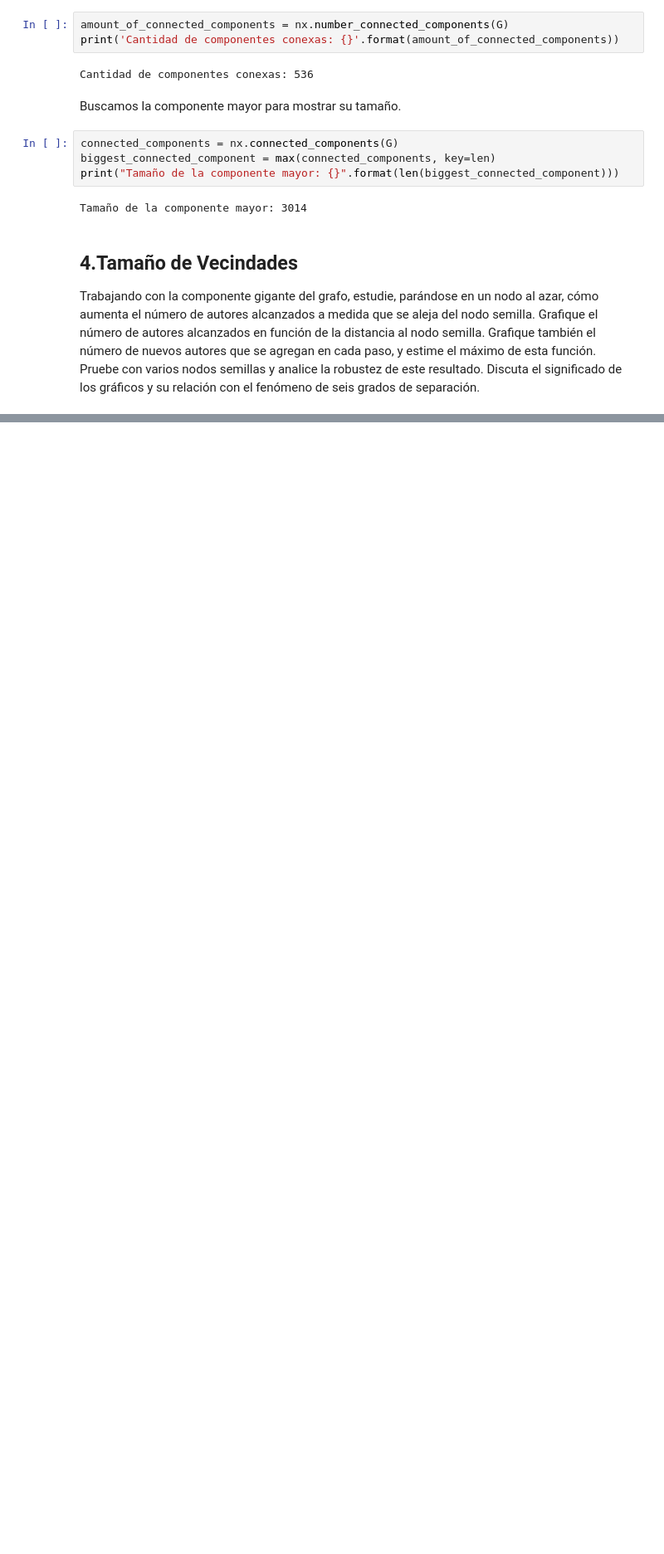
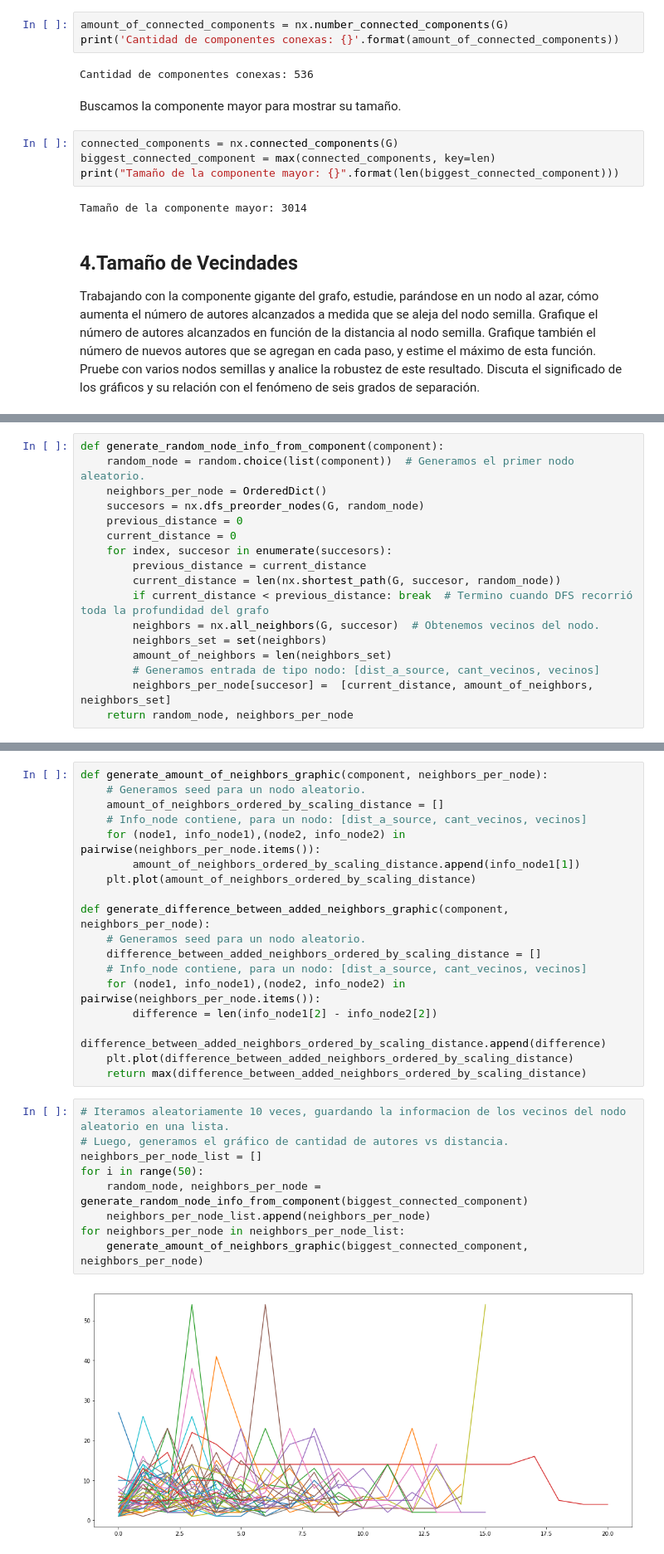
Before and after one commit to dgaus/cienciadatos, a Jupyter notebook: tp4/Ciencia de Datos - TP4.ipynb, the cells around one changed output, grey strips where cells are left out. Shown: that part at 83% size. Saved outputs shown, nothing was run; the diff lists cells and outputs as text; blank space fills up the shorter version.

```diff
--- a/tp4/Ciencia de Datos - TP4.ipynb
+++ b/tp4/Ciencia de Datos - TP4.ipynb
@@ -97,0 +113,17 @@ de seis grados de separación.
+# %%
+def generate_random_node_info_from_component(component):
+    random_node = random.choice(list(component))  # Generamos el primer nodo aleatorio.
+    neighbors_per_node = OrderedDict()
+    succesors = nx.dfs_preorder_nodes(G, random_node)
+    previous_distance = 0
+    current_distance = 0
+    for index, succesor in enumerate(succesors):
+        previous_distance = current_distance
+        current_distance = len(nx.shortest_path(G, succesor, random_node))
+        if current_distance < previous_distance: break  # Termino cuando DFS recorrió toda la profundidad del grafo
+        neighbors = nx.all_neighbors(G, succesor)  # Obtenemos vecinos del nodo.
+        neighbors_set = set(neighbors)
+        amount_of_neighbors = len(neighbors_set)
+        # Generamos entrada de tipo nodo: [dist_a_source, cant_vecinos, vecinos]
+        neighbors_per_node[succesor] =  [current_distance, amount_of_neighbors, neighbors_set]
+    return random_node, neighbors_per_node
@@ -97,0 +132,29 @@ de seis grados de separación.
+# %%
+def generate_amount_of_neighbors_graphic(component, neighbors_per_node):
+    # Generamos seed para un nodo aleatorio.
+    amount_of_neighbors_ordered_by_scaling_distance = []
+    # Info_node contiene, para un nodo: [dist_a_source, cant_vecinos, vecinos]
+    for (node1, info_node1),(node2, info_node2) in pairwise(neighbors_per_node.items()):
+        amount_of_neighbors_ordered_by_scaling_distance.append(info_node1[1])
+    plt.plot(amount_of_neighbors_ordered_by_scaling_distance)
+
+def generate_difference_between_added_neighbors_graphic(component, neighbors_per_node):
+    # Generamos seed para un nodo aleatorio.
+    difference_between_added_neighbors_ordered_by_scaling_distance = []
+    # Info_node contiene, para un nodo: [dist_a_source, cant_vecinos, vecinos]
+    for (node1, info_node1),(node2, info_node2) in pairwise(neighbors_per_node.items()):
+        difference = len(info_node1[2] - info_node2[2])
+        difference_between_added_neighbors_ordered_by_scaling_distance.append(difference)
+    plt.plot(difference_between_added_neighbors_ordered_by_scaling_distance)
+    return max(difference_between_added_neighbors_ordered_by_scaling_distance)
+# %%
+# Iteramos aleatoriamente 10 veces, guardando la informacion de los vecinos del nodo aleatorio en una lista.
+# Luego, generamos el gráfico de cantidad de autores vs distancia.
+neighbors_per_node_list = []
+for i in range(50):
+    random_node, neighbors_per_node = generate_random_node_info_from_component(biggest_connected_component)
+    neighbors_per_node_list.append(neighbors_per_node)
+for neighbors_per_node in neighbors_per_node_list:
+    generate_amount_of_neighbors_graphic(biggest_connected_component, neighbors_per_node)
+# %% [output]
+[figure, added]
```
Also changed, not shown: parts of 18 cells of this notebook, 2 other files.
